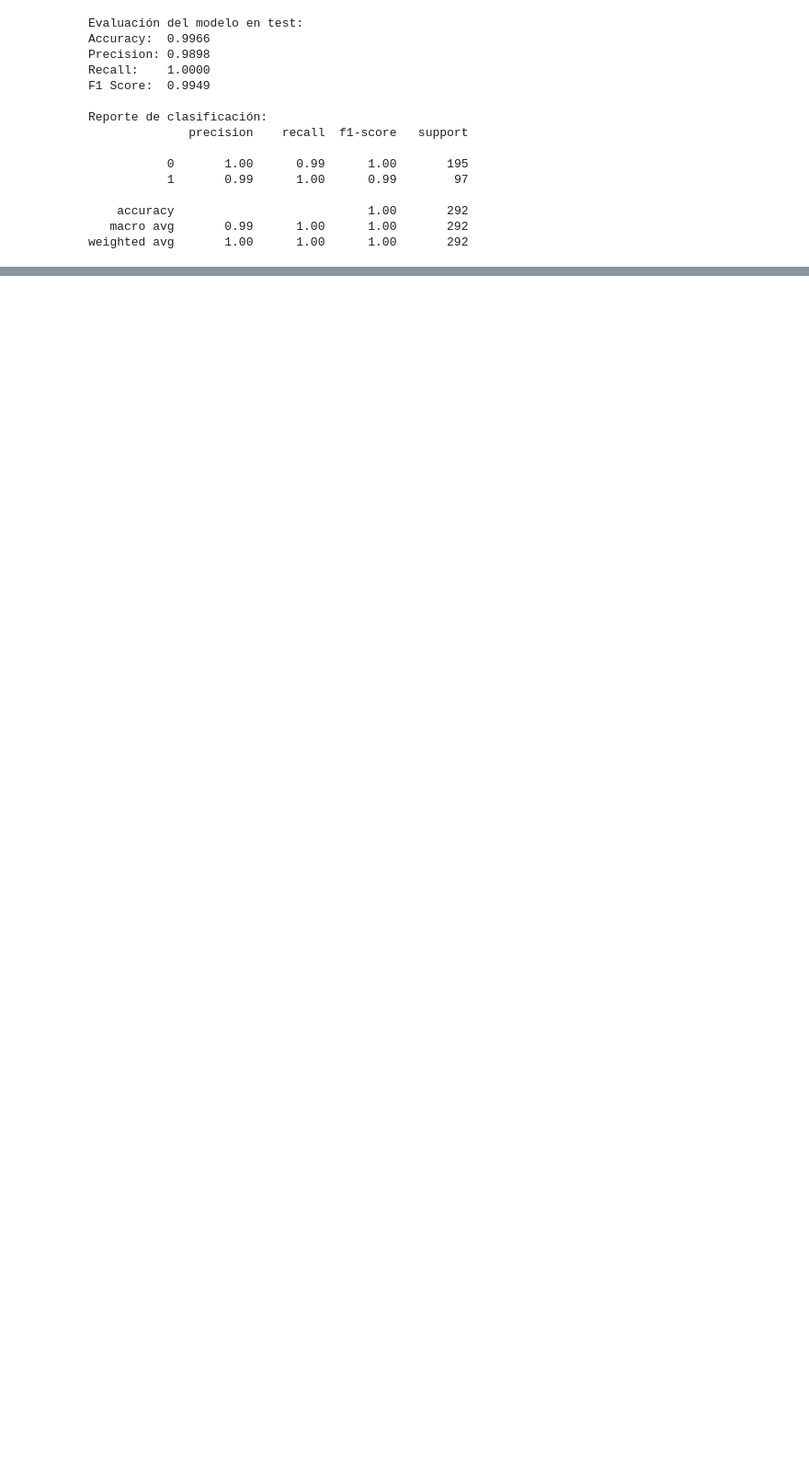
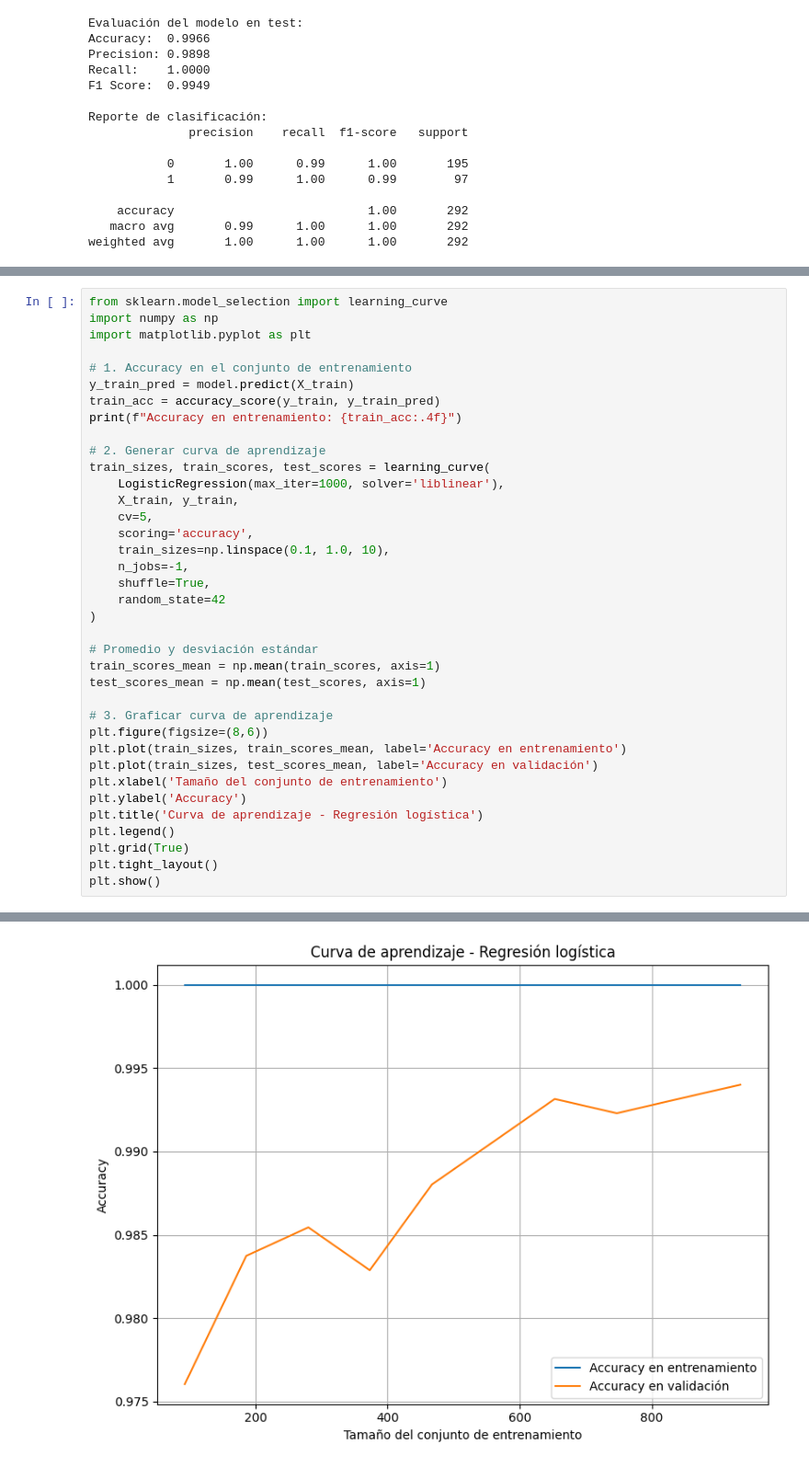
Before and after one commit to Diegoval-Dev/DM-HDT7, a Jupyter notebook: notebook.ipynb, the cells around one changed output, grey strips where cells are left out. Shown: that part at 92% size. Saved outputs shown, nothing was run; the diff lists cells and outputs as text; blank space fills up the shorter version.

```diff
--- a/notebook.ipynb
+++ b/notebook.ipynb
@@ -359,0 +368,38 @@ La clase minoritaria (Cara) fue predicha con gran precisión, lo cual es especia
+# %%
+from sklearn.model_selection import learning_curve
+import numpy as np
+import matplotlib.pyplot as plt
+
+# 1. Accuracy en el conjunto de entrenamiento
+y_train_pred = model.predict(X_train)
+train_acc = accuracy_score(y_train, y_train_pred)
+print(f"Accuracy en entrenamiento: {train_acc:.4f}")
+
+# 2. Generar curva de aprendizaje
+train_sizes, train_scores, test_scores = learning_curve(
+    LogisticRegression(max_iter=1000, solver='liblinear'),
+    X_train, y_train,
+    cv=5,
+    scoring='accuracy',
+    train_sizes=np.linspace(0.1, 1.0, 10),
+    n_jobs=-1,
+    shuffle=True,
+    random_state=42
+)
+
+# Promedio y desviación estándar
+train_scores_mean = np.mean(train_scores, axis=1)
+test_scores_mean = np.mean(test_scores, axis=1)
+
+# 3. Graficar curva de aprendizaje
+plt.figure(figsize=(8,6))
+plt.plot(train_sizes, train_scores_mean, label='Accuracy en entrenamiento')
+plt.plot(train_sizes, test_scores_mean, label='Accuracy en validación')
+plt.xlabel('Tamaño del conjunto de entrenamiento')
+plt.ylabel('Accuracy')
+plt.title('Curva de aprendizaje - Regresión logística')
+plt.legend()
+plt.grid(True)
+plt.tight_layout()
+plt.show()
+# %% [output]
@@ -359,0 +407 @@ La clase minoritaria (Cara) fue predicha con gran precisión, lo cual es especia
+[figure, added]
```
Also changed, not shown: parts of 6 cells of this notebook.
